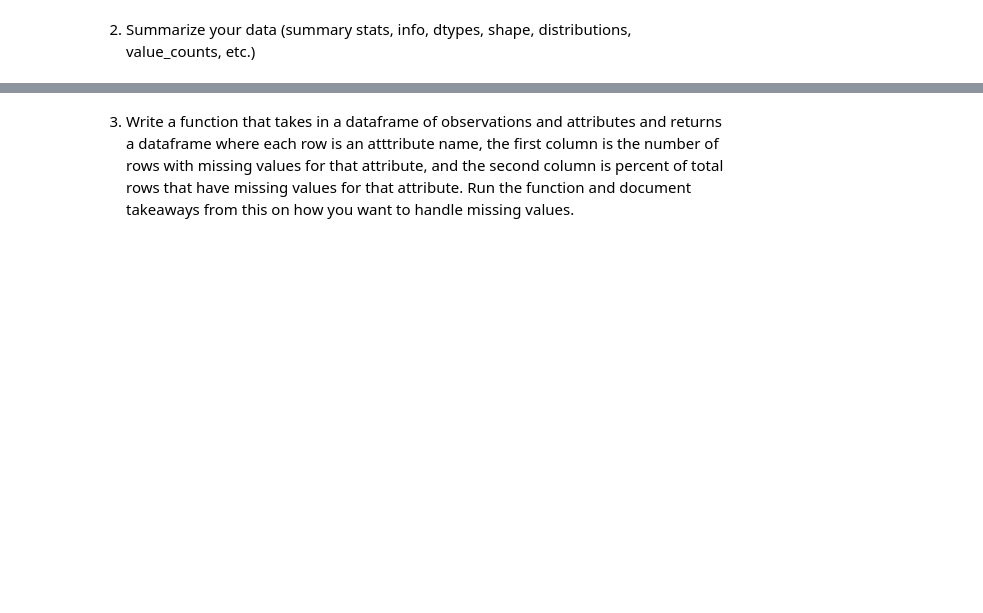
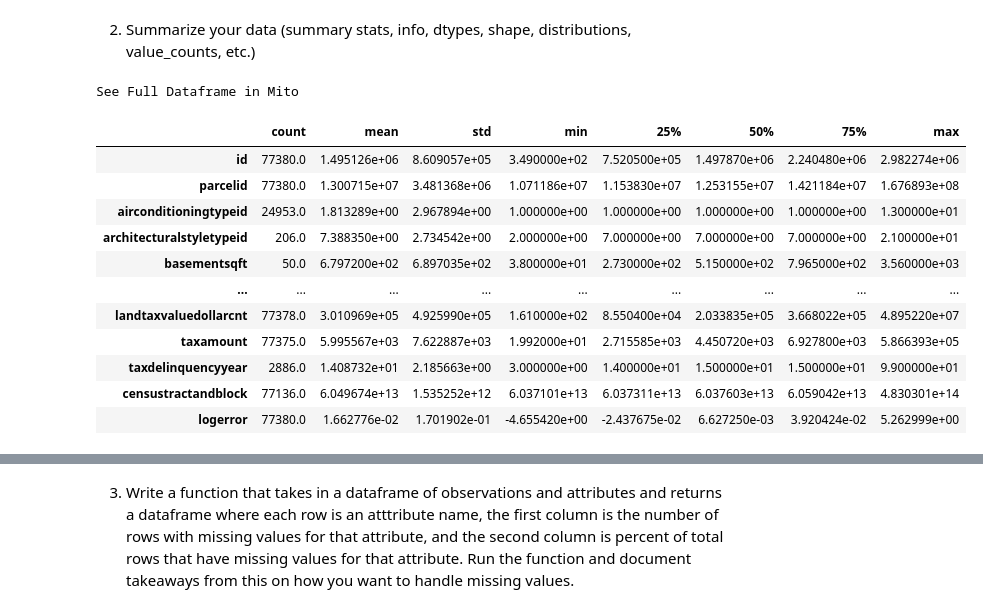
Before and after one commit to Jared-Godar/clustering-exercises, a Jupyter notebook: wrangle-exercises.ipynb, the cells around one changed output, grey strips where cells are left out. Cells and saved outputs as stored; diff of their text form; code cells hidden in the pictures; blank space fills up the shorter version.

```diff
--- a/wrangle-exercises.ipynb
+++ b/wrangle-exercises.ipynb
@@ -39,0 +74,33 @@ Write the code to do the following in a jupyter notebook, test it, convert to fu
+# %%
+sql_query = '''
+SELECT prop.*, logerror, transactiondate, airconditioningdesc, architecturalstyledesc, buildingclassdesc, heatingorsystemdesc, propertylandusedesc, storydesc, typeconstructiondesc
+FROM properties_2017 as prop
+INNER JOIN (
+	SELECT id, p.parcelid, logerror, transactiondate
+	FROM predictions_2017 AS p
+	INNER JOIN (
+		SELECT parcelid,  MAX(transactiondate) AS max_date
+		FROM predictions_2017
+		GROUP BY (parcelid)) AS sub
+			ON p.parcelid = sub.parcelid
+		WHERE p.transactiondate = sub.max_date
+		) AS subq
+	ON prop.parcelid = subq.parcelid
+LEFT JOIN airconditioningtype
+	ON prop.airconditioningtypeid = airconditioningtype.airconditioningtypeid
+LEFT JOIN architecturalstyletype
+	ON prop.architecturalstyletypeid = architecturalstyletype.architecturalstyletypeid
+LEFT JOIN buildingclasstype
+	ON prop.buildingclasstypeid = buildingclasstype.buildingclasstypeid
+LEFT JOIN heatingorsystemtype
+	ON prop.heatingorsystemtypeid = heatingorsystemtype.heatingorsystemtypeid
+LEFT JOIN propertylandusetype
+	ON prop.propertylandusetypeid = propertylandusetype.propertylandusetypeid
+LEFT JOIN storytype
+	ON prop.storytypeid = storytype.storytypeid
+LEFT JOIN typeconstructiontype
+	ON prop.typeconstructiontypeid = typeconstructiontype.typeconstructiontypeid
+WHERE latitude IS NOT NULL
+	AND longitude IS NOT NULL
+	AND transactiondate BETWEEN '2017-01-01' AND '2017-12-31';
+'''
@@ -40,2 +127,18 @@ Write the code to do the following in a jupyter notebook, test it, convert to fu
 # %% [markdown]
 2. Summarize your data (summary stats, info, dtypes, shape, distributions, value_counts, etc.)</p>
+# %%
+zillow.describe().T
+# %% [output]
+See Full Dataframe in Mito
+|  | count | mean | std | min | 25% | 50% | 75% | max |
+| id | 77380.0 | 1.495126e+06 | 8.609057e+05 | 3.490000e+02 | 7.520500e+05 | 1.497870e+06 | 2.240480e+06 | 2.982274e+06 |
+| parcelid | 77380.0 | 1.300715e+07 | 3.481368e+06 | 1.071186e+07 | 1.153830e+07 | 1.253155e+07 | 1.421184e+07 | 1.676893e+08 |
+| airconditioningtypeid | 24953.0 | 1.813289e+00 | 2.967894e+00 | 1.000000e+00 | 1.000000e+00 | 1.000000e+00 | 1.000000e+00 | 1.300000e+01 |
+| architecturalstyletypeid | 206.0 | 7.388350e+00 | 2.734542e+00 | 2.000000e+00 | 7.000000e+00 | 7.000000e+00 | 7.000000e+00 | 2.100000e+01 |
+| basementsqft | 50.0 | 6.797200e+02 | 6.897035e+02 | 3.800000e+01 | 2.730000e+02 | 5.150000e+02 | 7.965000e+02 | 3.560000e+03 |
+| ... | ... | ... | ... | ... | ... | ... | ... | ... |
+| landtaxvaluedollarcnt | 77378.0 | 3.010969e+05 | 4.925990e+05 | 1.610000e+02 | 8.550400e+04 | 2.033835e+05 | 3.668022e+05 | 4.895220e+07 |
+| taxamount | 77375.0 | 5.995567e+03 | 7.622887e+03 | 1.992000e+01 | 2.715585e+03 | 4.450720e+03 | 6.927800e+03 | 5.866393e+05 |
+| taxdelinquencyyear | 2886.0 | 1.408732e+01 | 2.185663e+00 | 3.000000e+00 | 1.400000e+01 | 1.500000e+01 | 1.500000e+01 | 9.900000e+01 |
+| censustractandblock | 77136.0 | 6.049674e+13 | 1.535252e+12 | 6.037101e+13 | 6.037311e+13 | 6.037603e+13 | 6.059042e+13 | 4.830301e+14 |
+| logerror | 77380.0 | 1.662776e-02 | 1.701902e-01 | -4.655420e+00 | -2.437675e-02 | 6.627250e-03 | 3.920424e-02 | 5.262999e+00 |
```
Also changed, not shown: parts of 14 cells of this notebook, 2 other files.
